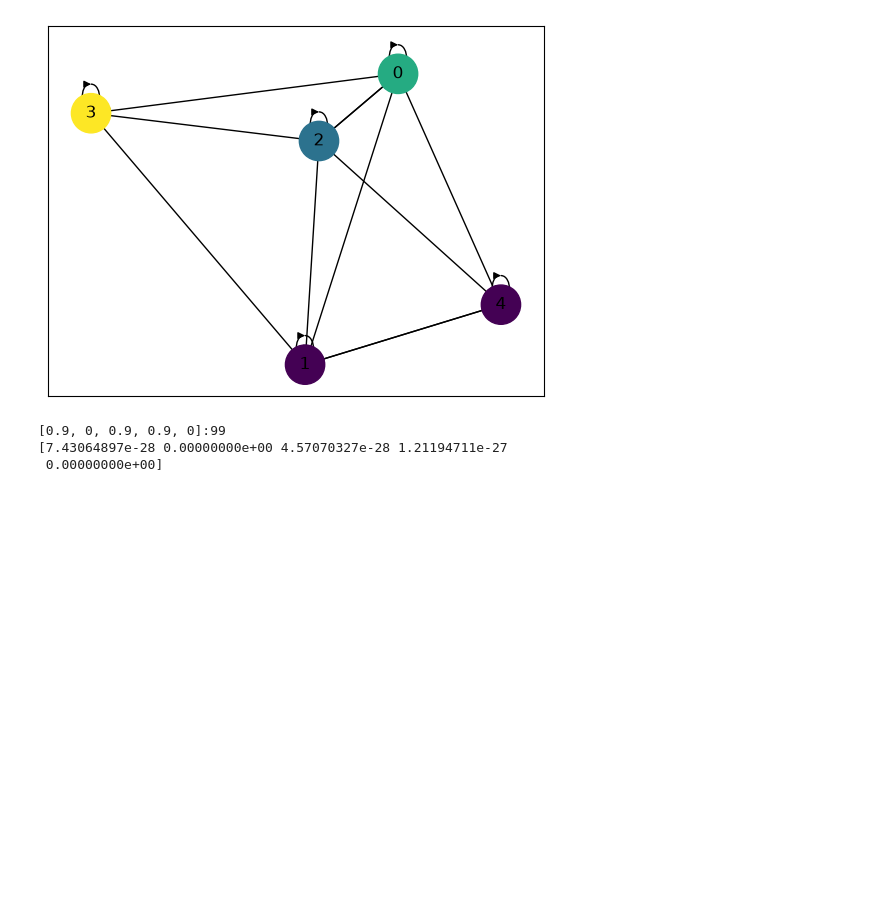
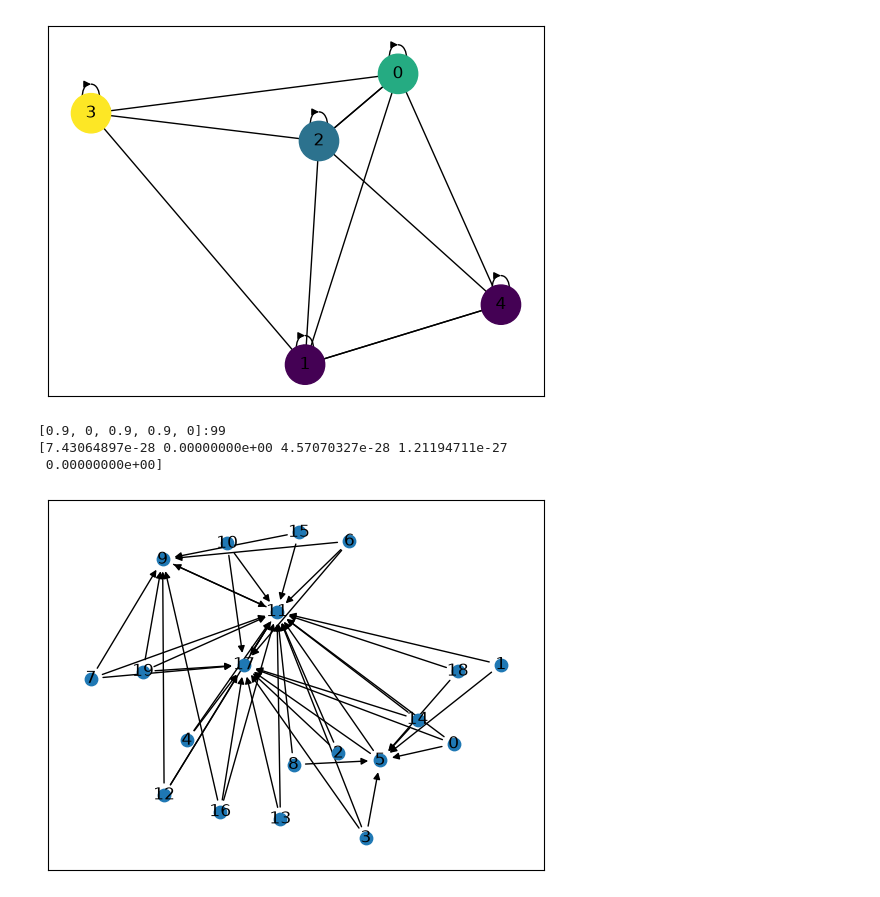
Before and after one commit to jakobgotberg/diffusion_of_innovation_in_multilayer_networks, a Jupyter notebook: playground.ipynb, the cells around one changed output. Saved outputs shown, nothing was run; the diff lists cells and outputs as text; code cells hidden in the pictures; blank space fills up the shorter version.

```diff
--- a/playground.ipynb
+++ b/playground.ipynb
@@ -42,3 +42,37 @@ for t in range(100):
 [0.9, 0, 0.9, 0.9, 0]:99
 [7.43064897e-28 0.00000000e+00 4.57070327e-28 1.21194711e-27
  0.00000000e+00]
+# %%
+n = 20
+
+np.set_printoptions(linewidth=200)
+A = np.zeros((n,n))
+
+n_influencers = int(np.log2(n))
+influencers = np.random.choice(range(n), size=n_influencers, replace=False)
+
+for node in influencers:
+    n_fans = np.random.randint(int(np.log2(n)), n)
+    fans = np.random.choice([i for i in range(n) if i != node], size=n_fans, replace=False)
+    for fan in fans:
+        A[fan][node] = 1
+
+for i in range(n):
+    if sum(A[i]) == 0:
+        A[i][np.random.choice([j for j in influencers if j != i])] = 1
+    else:
+        A[i] = A[i]/max(1, sum(A[i]))
+
+#A = nx.to_numpy_array(G)
+G = nx.from_numpy_array(A, create_using=nx.DiGraph)
+pos = nx.spring_layout(G, seed=np.random.randint(10))
+nodes = nx.draw_networkx_nodes(
+    G,
+        pos,
+        node_size=80
+    )
+nx.draw_networkx_edges(G, pos)
+nx.draw_networkx_labels(G, pos)
+plt.show()
+# %% [output]
+[figure, added]
```
Also changed, not shown: 5 other files.
